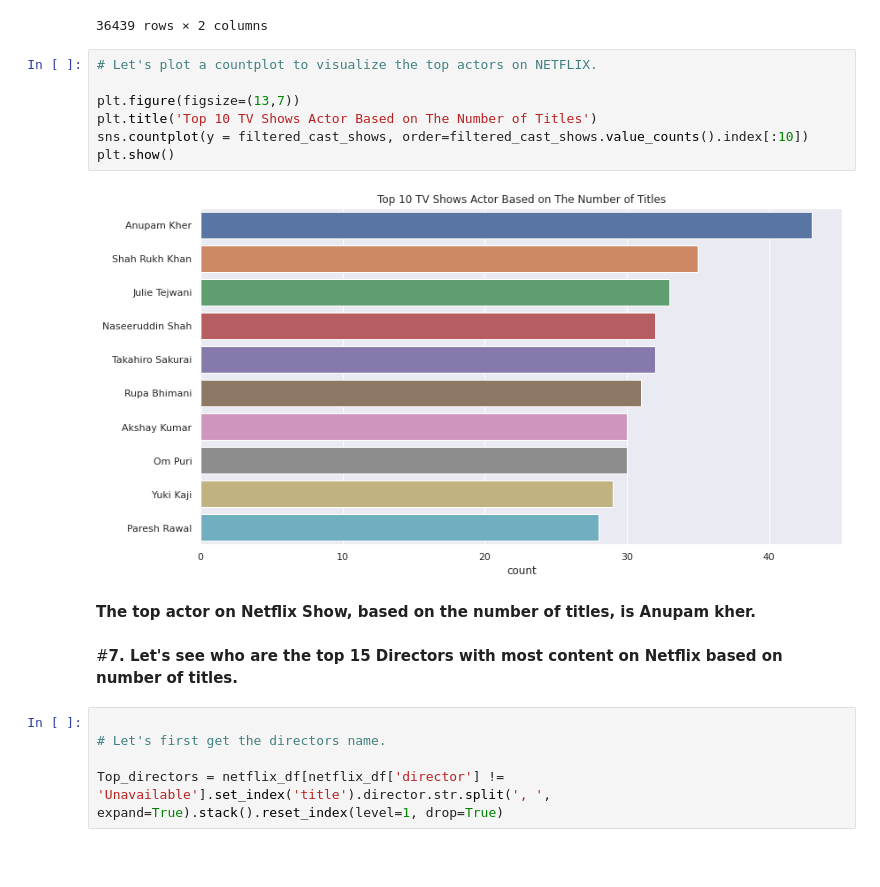
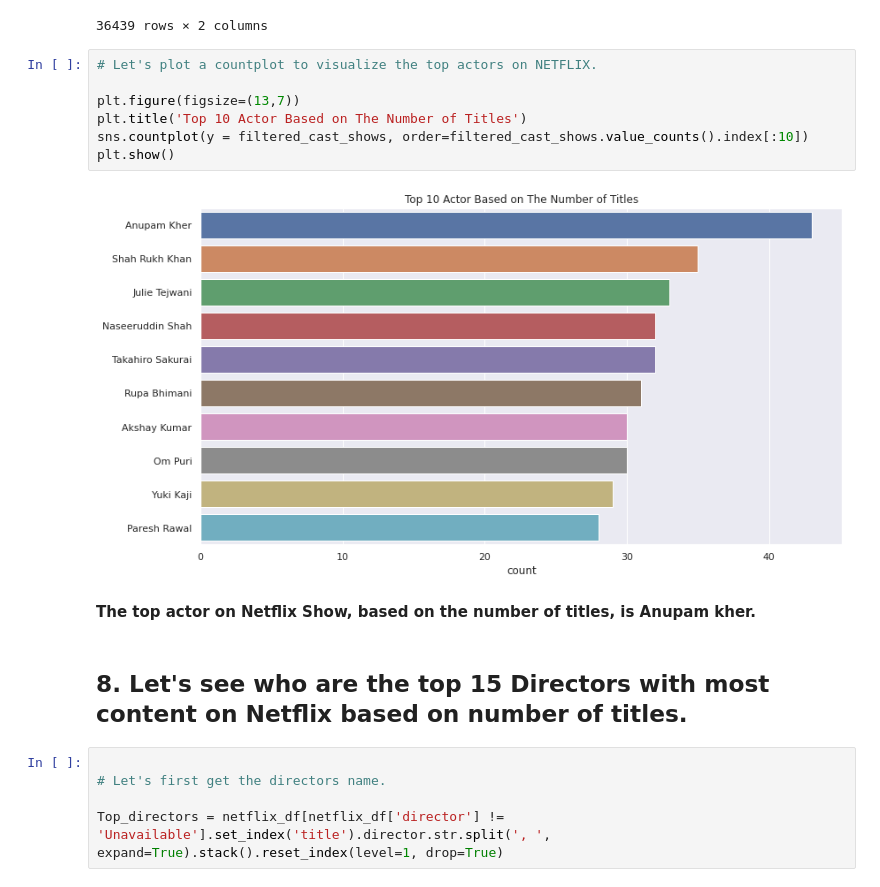
Before and after one commit to Kousikdutta1/Netflix-Shows-and-Movies-Dataset-Analysis, a Jupyter notebook: Netflix_Data_Analysis.ipynb, the cells around one changed output. Drawn from its saved outputs; the diff is of its cells as text; blank space fills up the shorter version.

Commit message:
Final commit Netflix_dataset

```diff
--- a/Netflix_Data_Analysis.ipynb
+++ b/Netflix_Data_Analysis.ipynb
@@ -783,16 +783,16 @@ filtered_cast_shows.value_counts().reset_index()
 # %%
 # Let's plot a countplot to visualize the top actors on NETFLIX.
 
 plt.figure(figsize=(13,7))
-plt.title('Top 10 TV Shows Actor Based on The Number of Titles')
+plt.title('Top 10 Actor Based on The Number of Titles')
 sns.countplot(y = filtered_cast_shows, order=filtered_cast_shows.value_counts().index[:10])
 plt.show()
 # %% [output]
-[figure, old version]
+[figure, new version]
 # %% [markdown]
 **The top actor on Netflix Show, based on the number of titles, is Anupam kher.**
 # %% [markdown]
-#**7. Let's see who are the top 15 Directors with most content on Netflix based on number of titles.**
+## **8. Let's see who are the top 15 Directors with most content on Netflix based on number of titles.**
 # %%
 
 # Let's first get the directors name.
```
Also changed, not shown: parts of 13 cells of this notebook.
